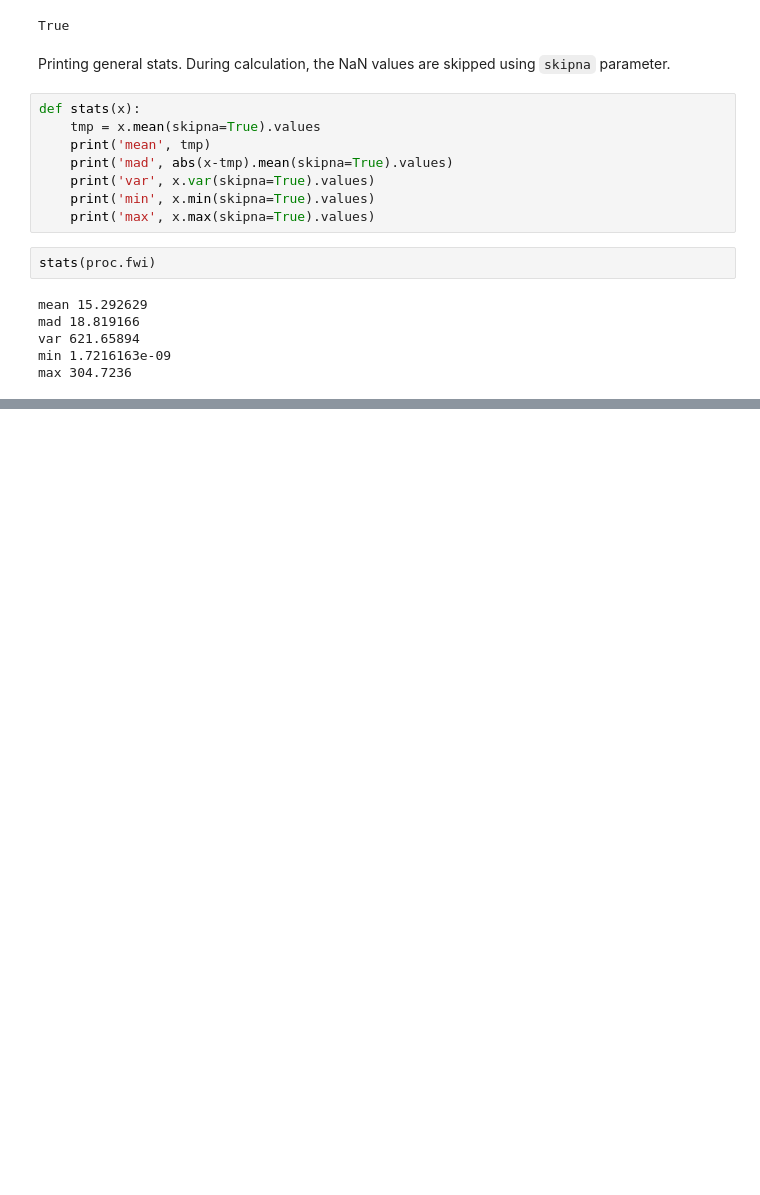
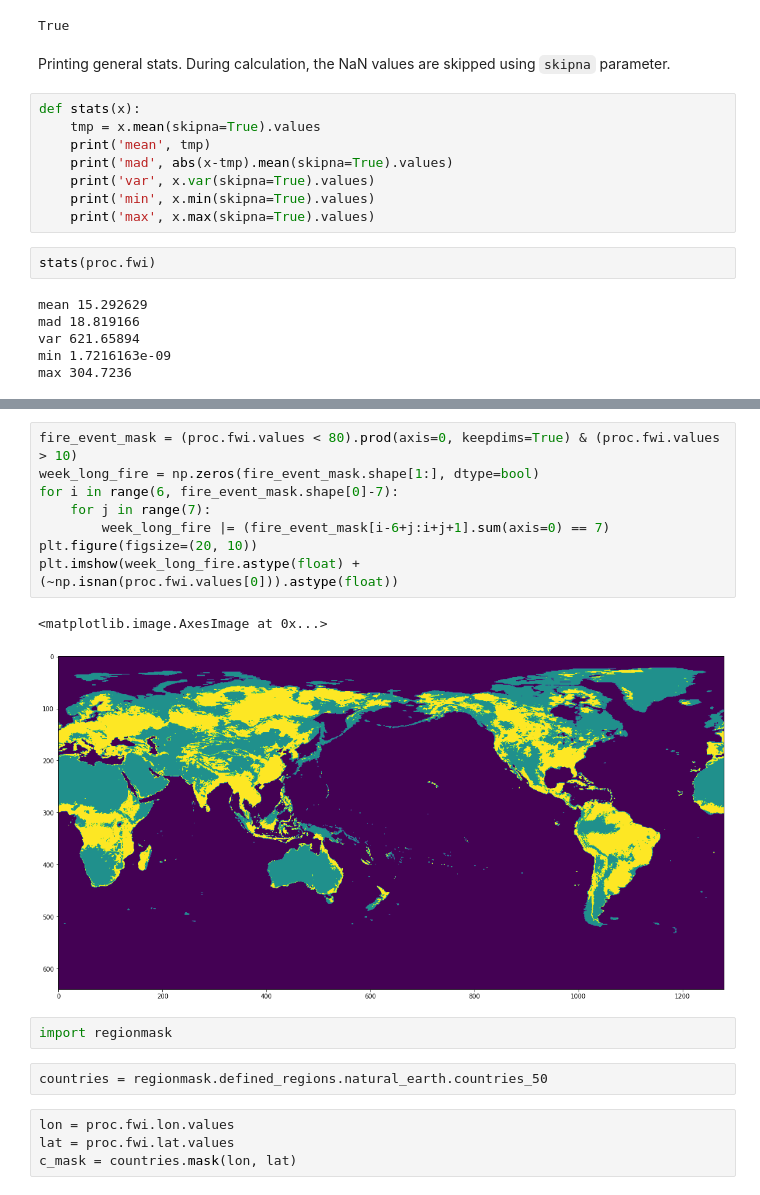
Before and after one commit to tejasvi/deepFWI, a Jupyter notebook: data/EDA/fwi_reanalysis.ipynb, the cells around one changed output, grey strips where cells are left out. Saved outputs shown, nothing was run; the diff lists cells and outputs as text; blank space fills up the shorter version.

```diff
--- a/data/EDA/fwi_reanalysis.ipynb
+++ b/data/EDA/fwi_reanalysis.ipynb
@@ -155,0 +249,19 @@ max 304.7236
+# %%
+fire_event_mask = (proc.fwi.values < 80).prod(axis=0, keepdims=True) & (proc.fwi.values > 10)
+week_long_fire = np.zeros(fire_event_mask.shape[1:], dtype=bool)
+for i in range(6, fire_event_mask.shape[0]-7):
+    for j in range(7):
+        week_long_fire |= (fire_event_mask[i-6+j:i+j+1].sum(axis=0) == 7)
+plt.figure(figsize=(20, 10))
+plt.imshow(week_long_fire.astype(float) + (~np.isnan(proc.fwi.values[0])).astype(float))
+# %% [output]
+<matplotlib.image.AxesImage at 0x...>
+[figure, added]
+# %%
+import regionmask
+# %%
+countries = regionmask.defined_regions.natural_earth.countries_50
+# %%
+lon = proc.fwi.lon.values
+lat = proc.fwi.lat.values
+c_mask = countries.mask(lon, lat)
```
Also changed, not shown: parts of 38 cells of this notebook, 1 other file.
